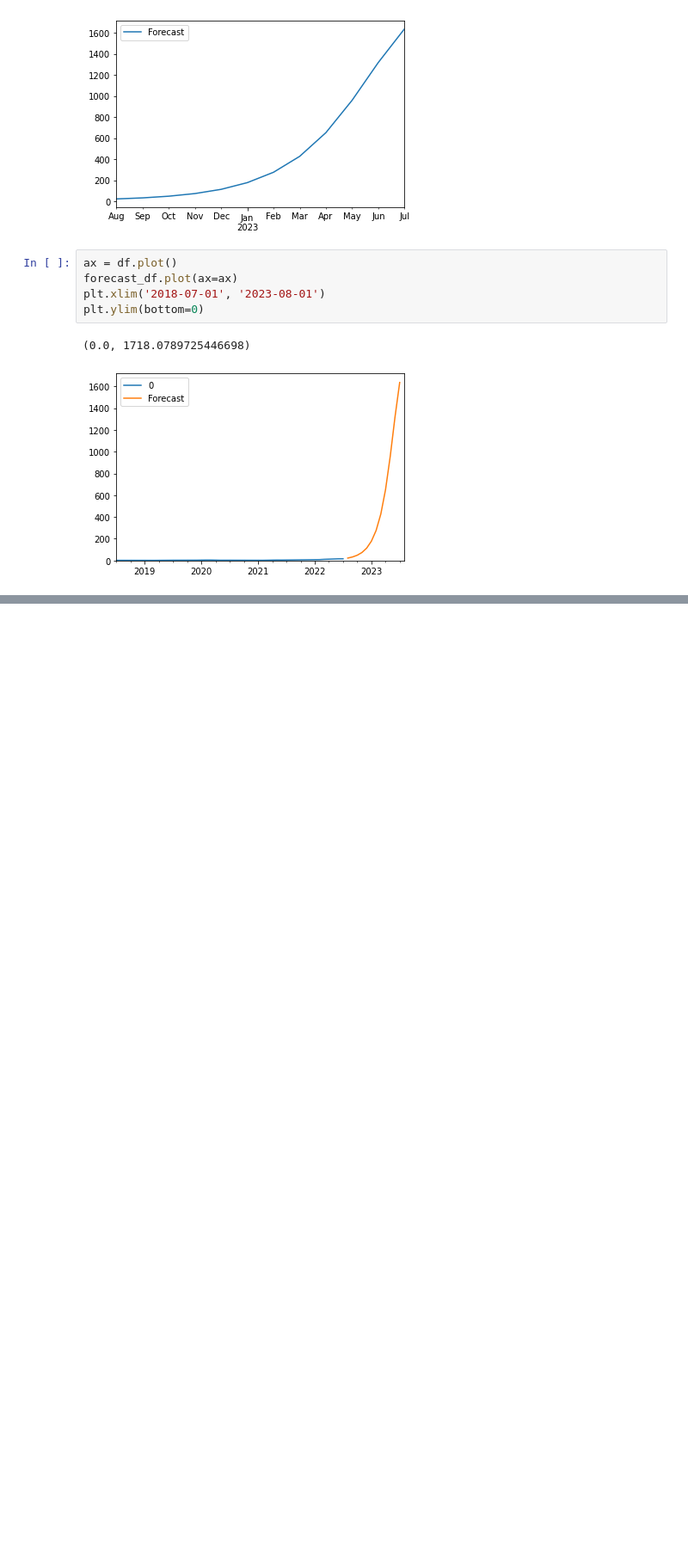
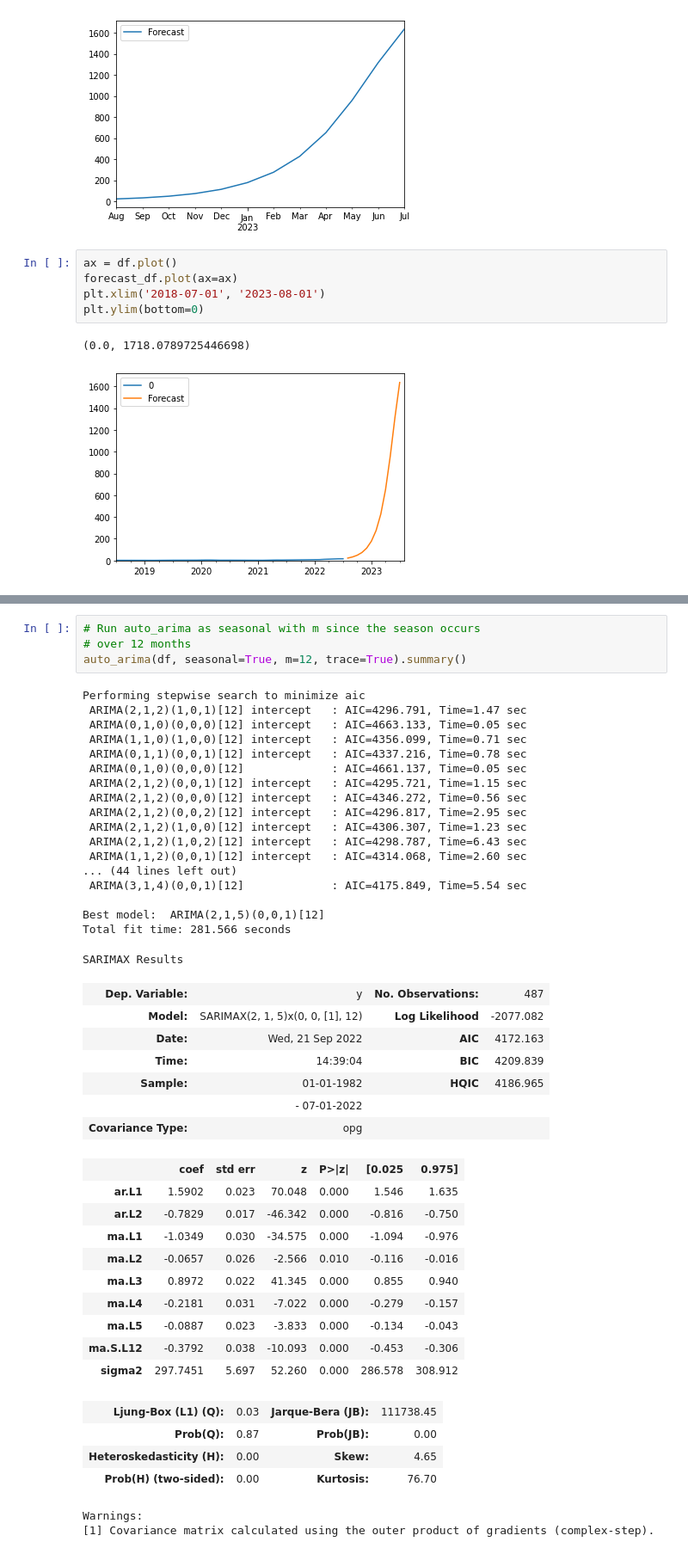
Before and after one commit to monikachudyba/ArtificialNeuralNetworkProjects, a Jupyter notebook: RNN-EconomicIndicators.ipynb, the cells around one changed output, grey strips where cells are left out. Shown at 86% size. Saved outputs shown, nothing was run; the diff lists cells and outputs as text; blank space fills up the shorter version.

```diff
--- a/RNN-EconomicIndicators.ipynb
+++ b/RNN-EconomicIndicators.ipynb
@@ -858,0 +899,46 @@ https://www.kaggle.com/code/chandrimad31/market-risk-nya-stock-sarimax-forecasti
+# %%
+# Run auto_arima as seasonal with m since the season occurs
+# over 12 months
+auto_arima(df, seasonal=True, m=12, trace=True).summary()
+# %% [output]
+Performing stepwise search to minimize aic
+ ARIMA(2,1,2)(1,0,1)[12] intercept   : AIC=4296.791, Time=1.47 sec
+ ARIMA(0,1,0)(0,0,0)[12] intercept   : AIC=4663.133, Time=0.05 sec
+ ARIMA(1,1,0)(1,0,0)[12] intercept   : AIC=4356.099, Time=0.71 sec
+ ARIMA(0,1,1)(0,0,1)[12] intercept   : AIC=4337.216, Time=0.78 sec
+ ARIMA(0,1,0)(0,0,0)[12]             : AIC=4661.137, Time=0.05 sec
+ ARIMA(2,1,2)(0,0,1)[12] intercept   : AIC=4295.721, Time=1.15 sec
+ ARIMA(2,1,2)(0,0,0)[12] intercept   : AIC=4346.272, Time=0.56 sec
+ ARIMA(2,1,2)(0,0,2)[12] intercept   : AIC=4296.817, Time=2.95 sec
+ ARIMA(2,1,2)(1,0,0)[12] intercept   : AIC=4306.307, Time=1.23 sec
+ ARIMA(2,1,2)(1,0,2)[12] intercept   : AIC=4298.787, Time=6.43 sec
+ ARIMA(1,1,2)(0,0,1)[12] intercept   : AIC=4314.068, Time=2.60 sec
+... (44 lines left out)
+ ARIMA(3,1,4)(0,0,1)[12]             : AIC=4175.849, Time=5.54 sec
+
+Best model:  ARIMA(2,1,5)(0,0,1)[12]
+Total fit time: 281.566 seconds
+SARIMAX Results
+| Dep. Variable: | y | No. Observations: | 487 |
+| Model: | SARIMAX(2, 1, 5)x(0, 0, [1], 12) | Log Likelihood | -2077.082 |
+| Date: | Wed, 21 Sep 2022 | AIC | 4172.163 |
+| Time: | 14:39:04 | BIC | 4209.839 |
+| Sample: | 01-01-1982 | HQIC | 4186.965 |
+|  | - 07-01-2022 |  |  |
+| Covariance Type: | opg |  |  |
+|  | coef | std err | z | P>|z| | [0.025 | 0.975] |
+| ar.L1 | 1.5902 | 0.023 | 70.048 | 0.000 | 1.546 | 1.635 |
+| ar.L2 | -0.7829 | 0.017 | -46.342 | 0.000 | -0.816 | -0.750 |
+| ma.L1 | -1.0349 | 0.030 | -34.575 | 0.000 | -1.094 | -0.976 |
+| ma.L2 | -0.0657 | 0.026 | -2.566 | 0.010 | -0.116 | -0.016 |
+| ma.L3 | 0.8972 | 0.022 | 41.345 | 0.000 | 0.855 | 0.940 |
+| ma.L4 | -0.2181 | 0.031 | -7.022 | 0.000 | -0.279 | -0.157 |
+| ma.L5 | -0.0887 | 0.023 | -3.833 | 0.000 | -0.134 | -0.043 |
+| ma.S.L12 | -0.3792 | 0.038 | -10.093 | 0.000 | -0.453 | -0.306 |
+| sigma2 | 297.7451 | 5.697 | 52.260 | 0.000 | 286.578 | 308.912 |
+| Ljung-Box (L1) (Q): | 0.03 | Jarque-Bera (JB): | 111738.45 |
+| Prob(Q): | 0.87 | Prob(JB): | 0.00 |
+| Heteroskedasticity (H): | 0.00 | Skew: | 4.65 |
+| Prob(H) (two-sided): | 0.00 | Kurtosis: | 76.70 |
+Warnings:
+[1] Covariance matrix calculated using the outer product of gradients (complex-step).
```
Also changed, not shown: parts of 16 cells of this notebook.
